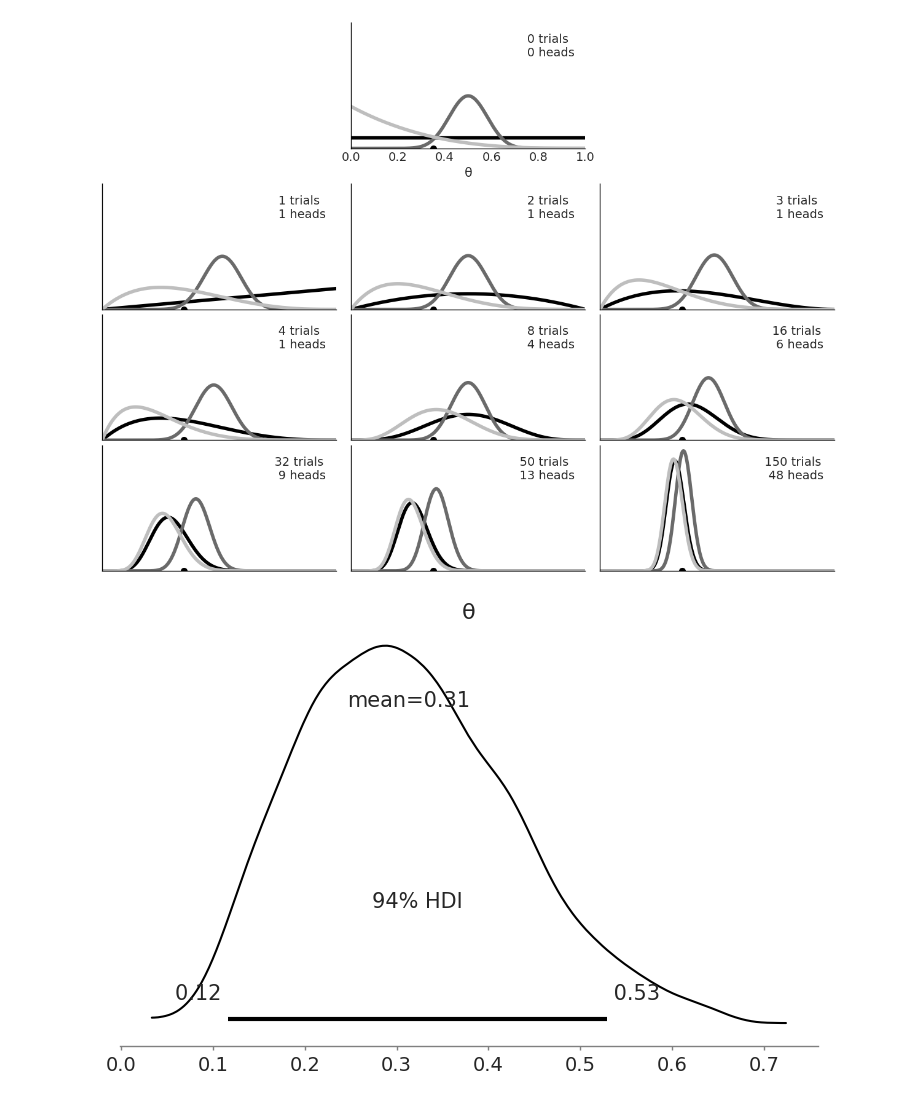
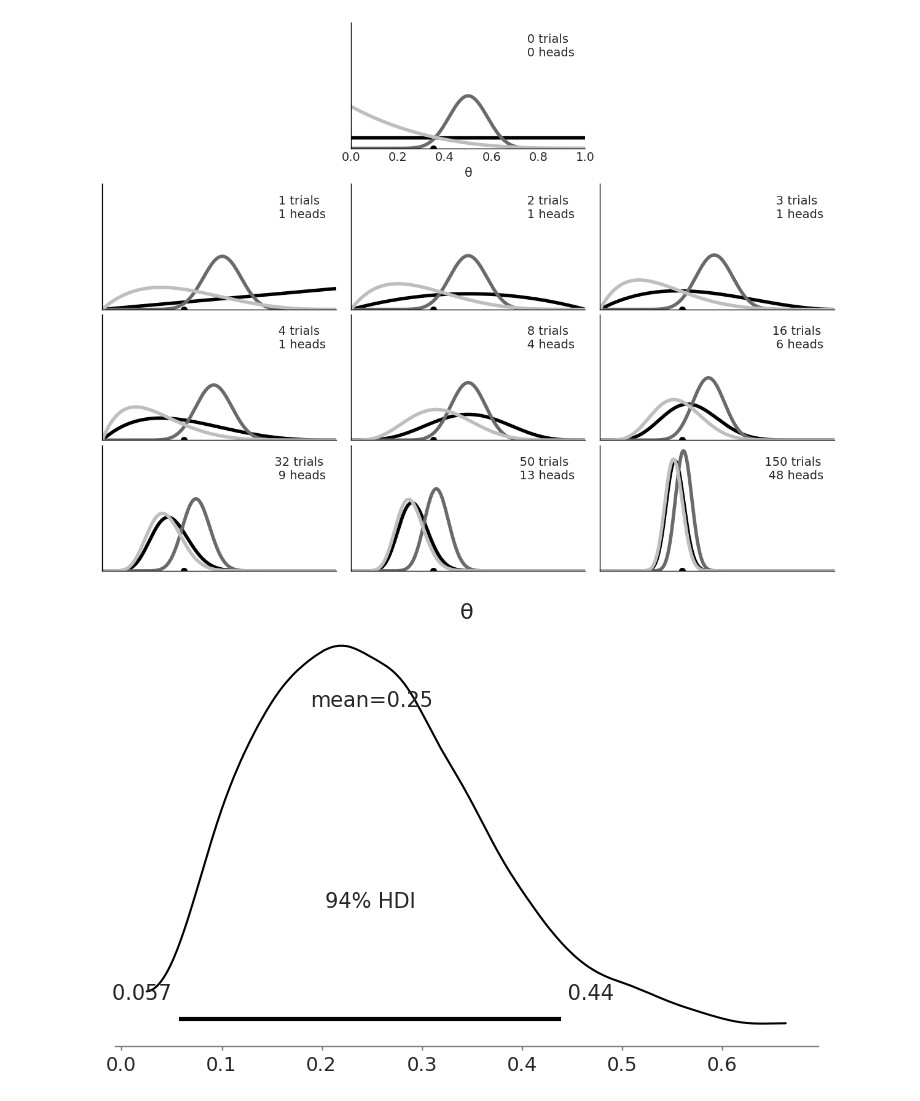
Before and after one commit to aloctavodia/BAP3, a Jupyter notebook: code/Chp_01.ipynb, the cells around one changed output. Saved outputs shown, nothing was run; the diff lists cells and outputs as text; code cells hidden in the pictures.

```diff
--- a/code/Chp_01.ipynb
+++ b/code/Chp_01.ipynb
@@ -175,8 +175,8 @@ plt.savefig("../fig/beta_binomial_posterior.png")
 [figure]
 # %%
 np.random.seed(1)
-az.plot_posterior({'θ':pz.Beta(5, 11).rvs(1000)})
+az.plot_posterior({'θ':pz.Beta(4, 12).rvs(1000)})
 
 plt.savefig("../fig/plot_posterior_beta.png")
 # %% [output]
-[figure, old version]
+[figure, new version]
```
Also changed, not shown: 1 other file.
